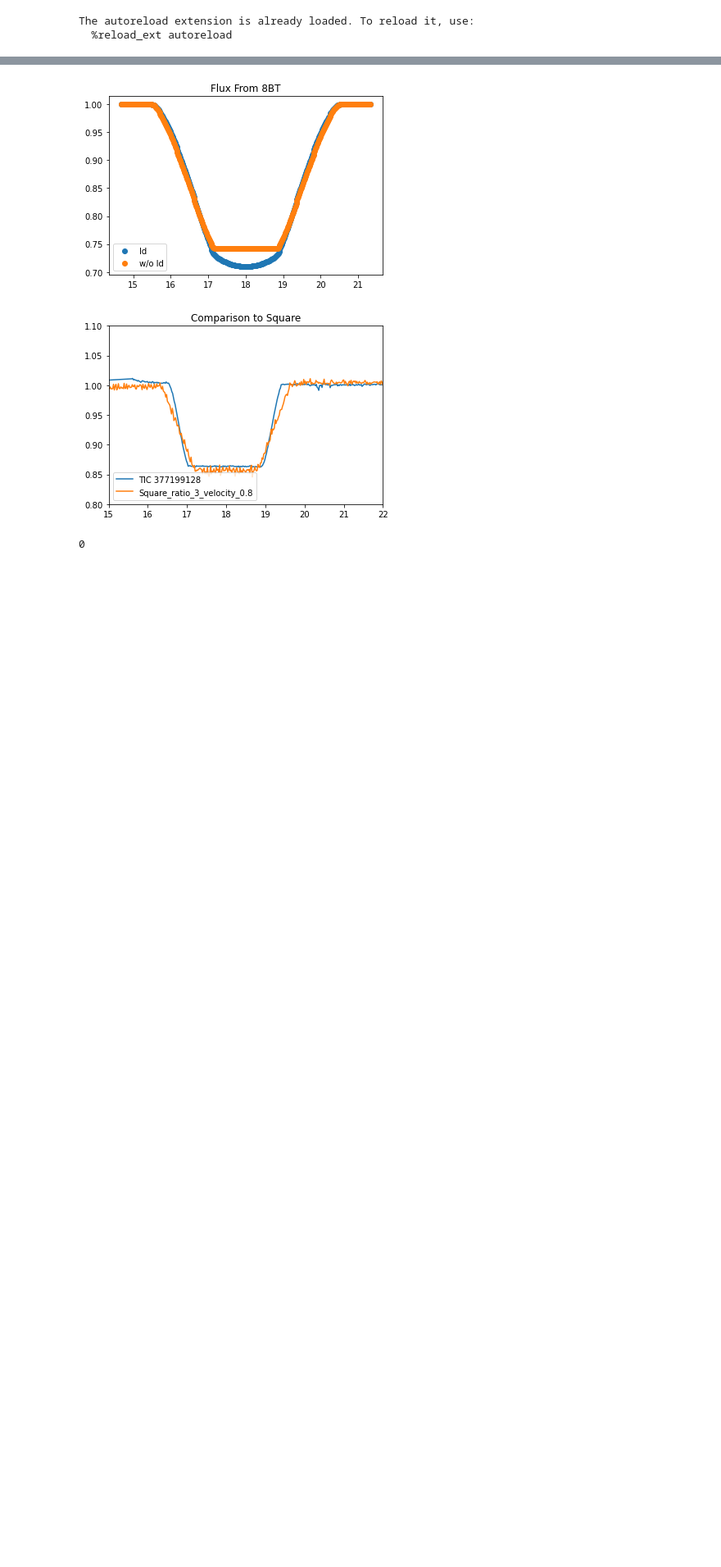
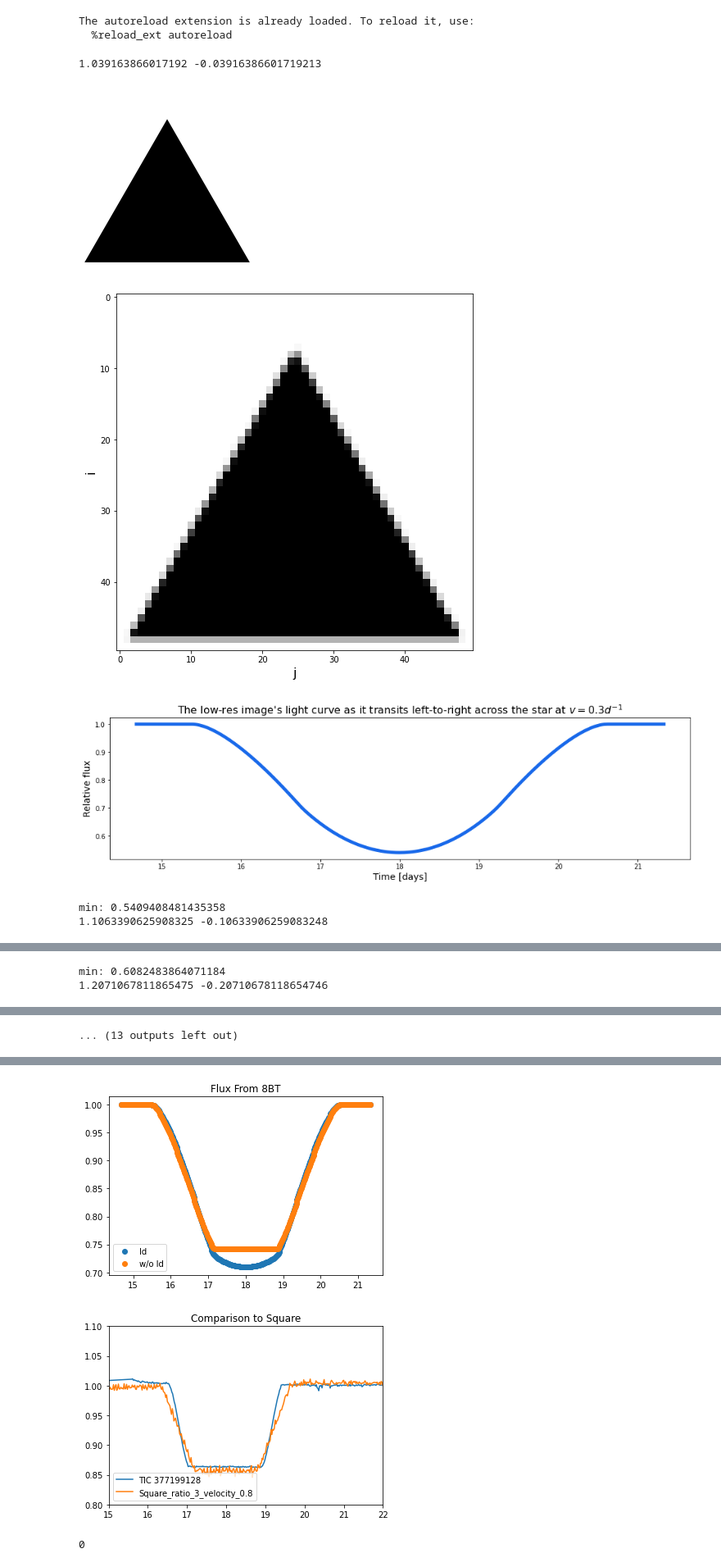
Before and after one commit to danay6/Transiting-megastructures, a Jupyter notebook: make_defined_lcs.ipynb, the cells around one changed output, grey strips where cells are left out. Shown: that part at 82% size. Cells and saved outputs as stored; diff of their text form; code cells hidden in the pictures; blank space fills up the shorter version.

```diff
--- a/make_defined_lcs.ipynb
+++ b/make_defined_lcs.ipynb
@@ -203,3 +203,40 @@ def make_shape(image_ratio, velocity, shape, t_ref):
     df.to_csv(txt_file_name + '.csv', index=False)
 
     #np.savetxt(txt_file_name, lowres_SItitle_LC, delimiter=",")
+# %%
+#make EightBitTransit LC
+
+data_dir = "./Random_LCs"
+
+t_ref = 18 #time in days of transit
+
+shape = 'Triangle'
+w_or_d = 'D'
+
+#image_ratio = 2 #2 for square/circle, 1.4 for triangle widths
+
+if shape == 'Triangle':
+    image_ratios = np.array([0.07, 0.16, 0.25, 0.34, 0.43, .49]) #TRIANGLES
+    image_ratios = 1/ np.sqrt(1- 2*image_ratios)
+    image_ratio = 1.4
+
+else:
+    image_ratios = np.array([0.07, 0.16, 0.25, 0.34, 0.43, 0.52, 0.61, 0.70, 0.79, 0.88, 0.97, .99])
+    image_ratios = 1/ np.sqrt(1- image_ratios)
+    image_ratio = 2
+
+velocities = np.array(.3, .4 , .5, .7, 1.0, 1.8)
+velocity = 0.6
+if w_or_d == 'W':
+    for velocity in velocities:
+        make_shape(image_ratio, velocity, shape, t_ref)
+elif w_or_d == 'D':
+    for image_ratio in image_ratios:
+        make_shape(image_ratio, velocity, shape, t_ref)
+# %% [output]
+1.039163866017192 -0.03916386601719213
+[figure, added]
+[figure, added]
+[figure, added]
+min: 0.5409408481435358
+1.1063390625908325 -0.10633906259083248
@@ -205,0 +246,2 @@ def make_shape(image_ratio, velocity, shape, t_ref):
+min: 0.6082483864071184
+1.2071067811865475 -0.20710678118654746
@@ -206,3 +251,4 @@ def make_shape(image_ratio, velocity, shape, t_ref):
+... (13 outputs left out)
 # %%
 np.random.seed() #how do we want to add LCs to TESS curves?
 import math
```
Also changed, not shown: parts of 6 cells of this notebook, 2 other files.
